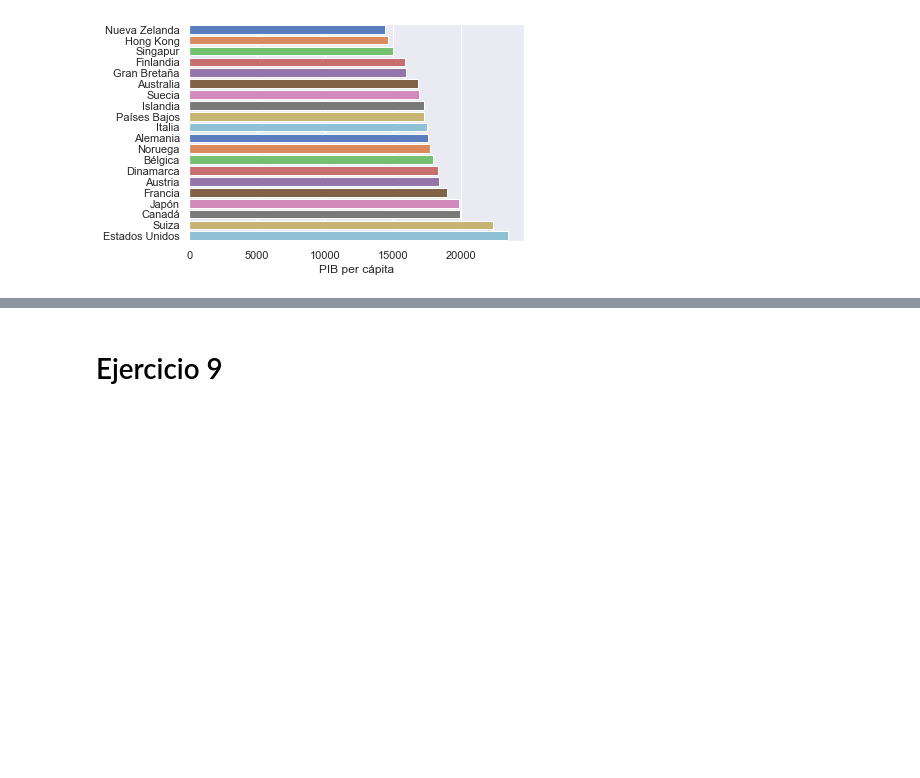
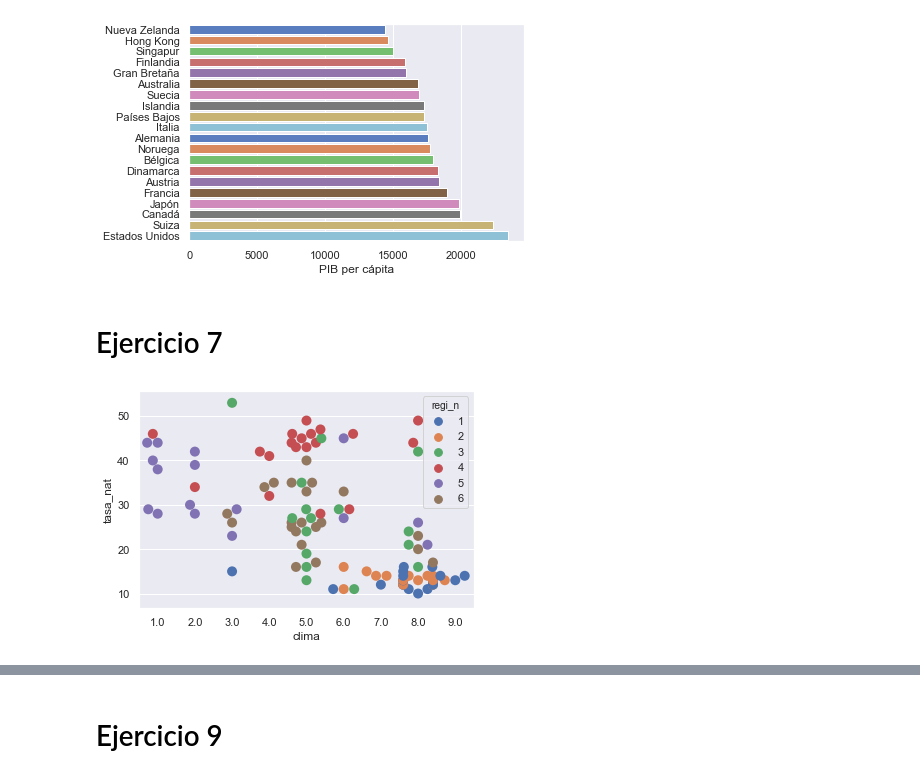
Before and after one commit to ManuelPertejo/PracticaPython, a Jupyter notebook: PracticaPython.ipynb, the cells around one changed output, grey strips where cells are left out. Saved outputs shown, nothing was run; the diff lists cells and outputs as text; code cells hidden in the pictures; blank space fills up the shorter version.

```diff
--- a/PracticaPython.ipynb
+++ b/PracticaPython.ipynb
@@ -283,3 +350,10 @@ ax.set(xlabel='PIB per cápita', ylabel='')
 # %% [output]
 [Text(0, 0.5, ''), Text(0.5, 0, 'PIB per cápita')]
 [figure]
+# %% [markdown]
+# Ejercicio 7
+# %%
+sns.set(style='darkgrid')
+swarm = sns.swarmplot(x="clima", y="tasa_nat", hue="regi_n", data=data, size = 10)
+# %% [output]
+[figure, added]
```
Also changed, not shown: parts of 33 cells of this notebook.
